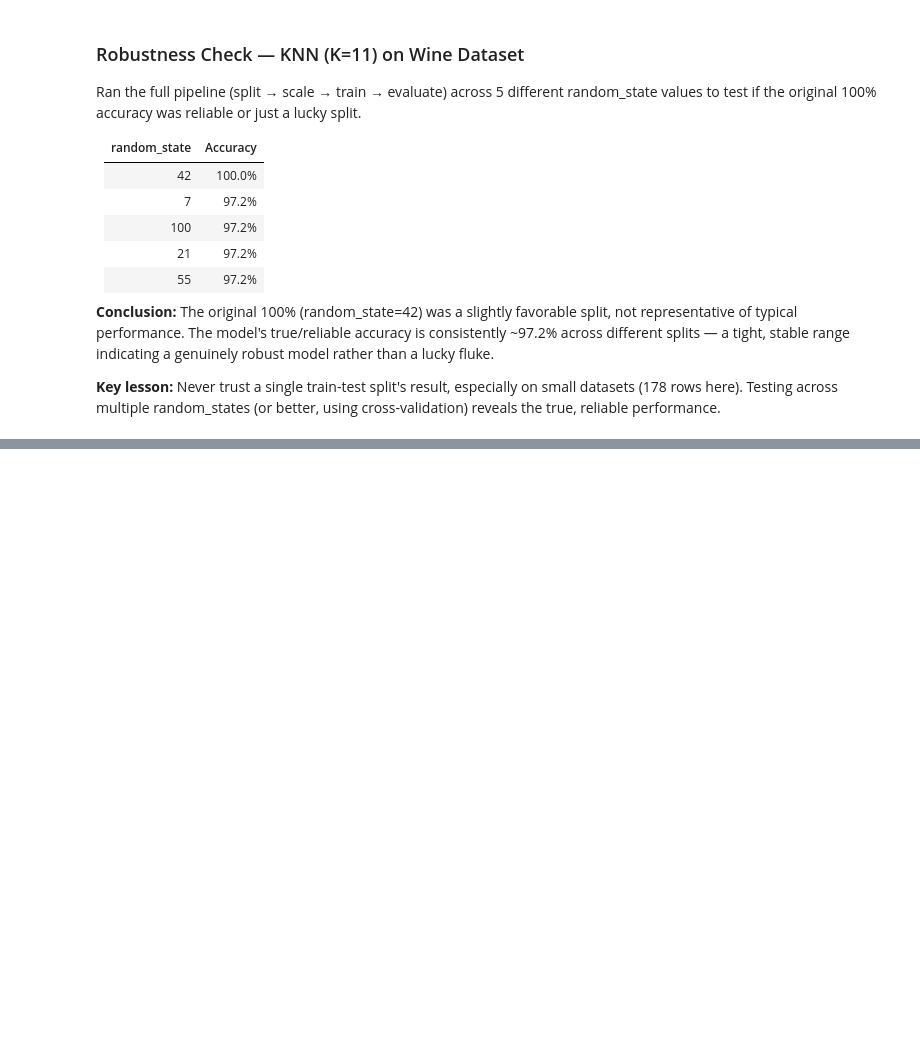
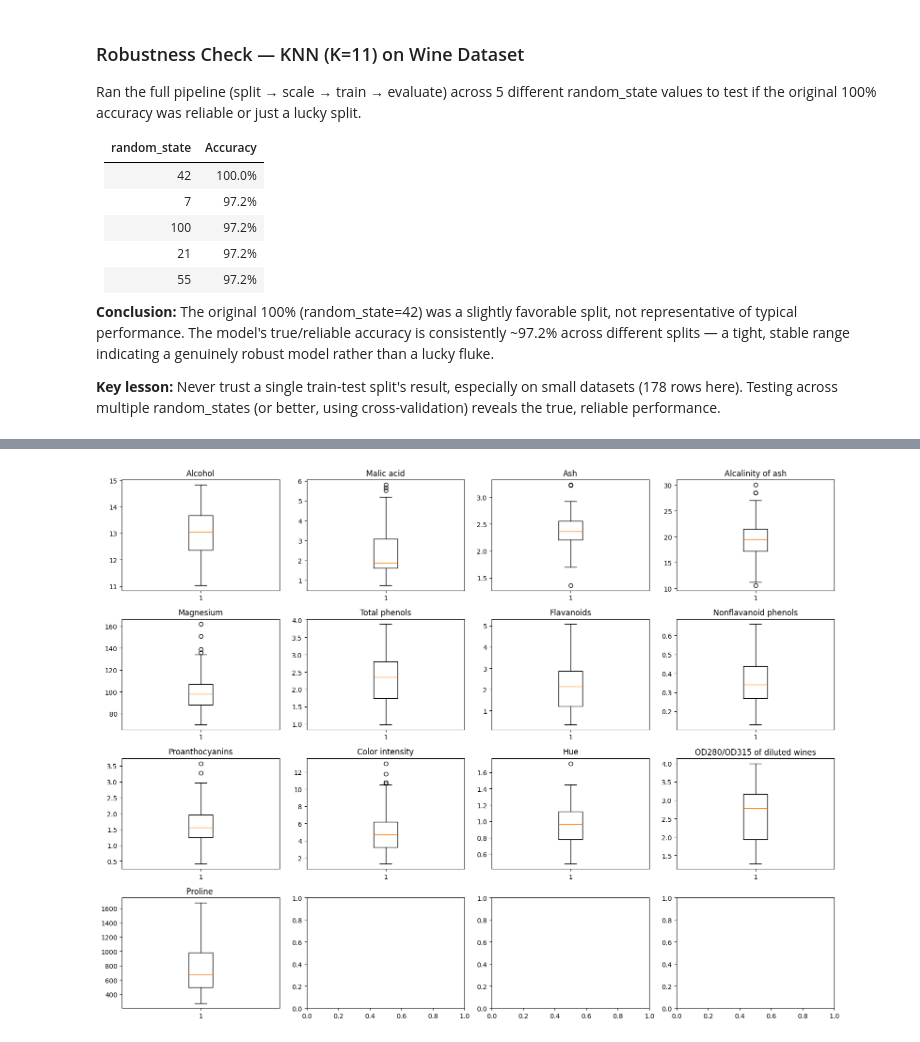
Before and after one commit to VishRoy/kaggle-notebook, a Jupyter notebook: wine-classification-using-knn-begineer.ipynb, the cells around one changed output, grey strips where cells are left out. Cells and saved outputs as stored; diff of their text form; code cells hidden in the pictures; blank space fills up the shorter version.

```diff
--- a/wine-classification-using-knn-begineer.ipynb
+++ b/wine-classification-using-knn-begineer.ipynb
@@ -488,0 +643,14 @@ Ran the full pipeline (split → scale → train → evaluate) across 5 differen
+# %%
+features = df_new.drop(columns = ['class']).columns
+
+fig, axes = plt.subplots(4,4, figsize=(16,12))
+axes = axes.flatten()
+
+for i, col in enumerate(features):
+    axes[i].boxplot(df_new[col])
+    axes[i].set_title(col)
+
+plt.tight_layout()
+plt.show()
+# %% [output]
+[figure, added]
```
Also changed, not shown: parts of 18 cells of this notebook.
